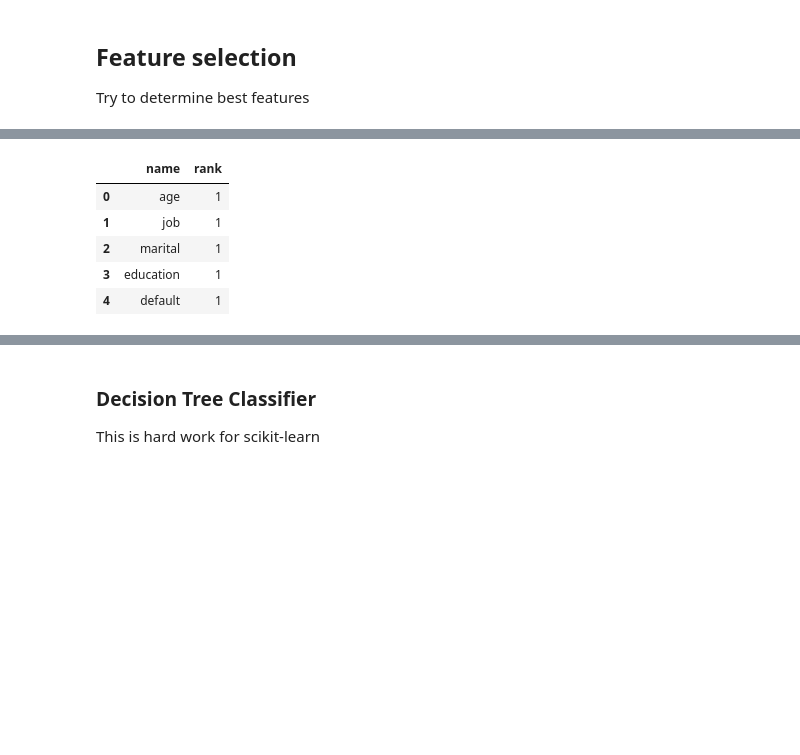
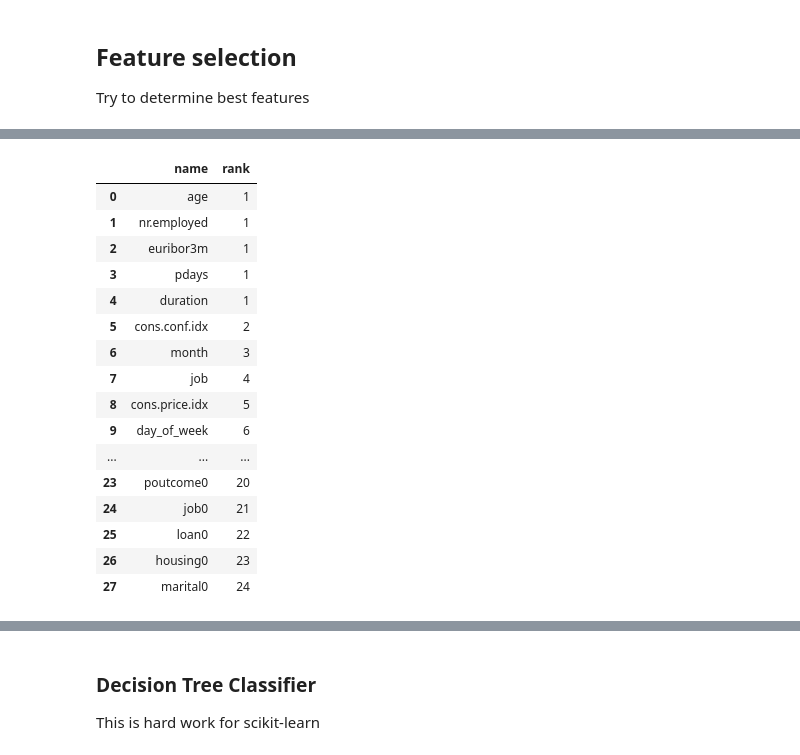
Before and after one commit to eepgwde/pyeg0, a Jupyter notebook: fca/fca2.ipynb, the cells around one changed output, grey strips where cells are left out. Saved outputs shown, nothing was run; the diff lists cells and outputs as text; code cells hidden in the pictures; blank space fills up the shorter version.

```diff
--- a/fca/fca2.ipynb
+++ b/fca/fca2.ipynb
@@ -163,5 +167,5 @@ pcols = pcols + ['job0', 'marital0', 'education0', 'default0', 'housing0', 'loan
 # %%
-pcols = pcols + ['euribor3m', 'nr.employed', 'cons.price.idx', 'emp.var.rate']
+pcols = pcols + ['euribor3m', 'cons.price.idx' ]
 pcols
 # %% [output]
 ['month',
@@ -192,6 +192,3 @@ Index(['age', 'job', 'marital', 'education', 'default', 'housing', 'loan',
       dtype='object')
 # %% [markdown]
 ### Case 4: Just 5 features
-# %%
-X = X[['age', 'job', 'marital', 'education', 'default']]
-X.columns
@@ -199,0 +195,7 @@ Index(['age', 'job', 'marital', 'education', 'default'], dtype='object')
+# %%
+p1 = ['age', 'job', 'marital', 'education', 'default']
+p1 = ['age', 'nr.employed', 'poutcome0', 'pdays', 'duration']
+p1 = ['age', 'nr.employed', 'poutcome0', 'pdays', 'default']
+X = X[p1]
+
+X.columns
@@ -207,9 +211,10 @@ elif sample0 == 2:
     X_train, X_test, y_train, y_test = ( X, None, y, None )
 # %%
 ## Add some SMOTE
-sm = SMOTE(random_state=42)
-X_train, y_train = sm.fit_resample(X_train, y_train)
-X_train = pd.DataFrame(data=X_train, columns=Xcols)
+if False:
+    sm = SMOTE(random_state=42)
+    X_train, y_train = sm.fit_resample(X_train, y_train)
+    X_train = pd.DataFrame(data=X_train, columns=Xcols)
 # %%
 X_train.shape
 y_train.shape
@@ -355,14 +357,26 @@ f0s
 # %%
 # And in order
 rnk0 = pd.DataFrame(data={'name': list(X_train.columns), 'rank': rfe.ranking_})
-rnk0.sort_values(['rank'])
+rnk0 = rnk0.sort_values(['rank'])
+rnk0.reset_index(drop=True)
 # %% [output]
 |  | name | rank |
 | 0 | age | 1 |
-| 1 | job | 1 |
-| 2 | marital | 1 |
-| 3 | education | 1 |
-| 4 | default | 1 |
+| 1 | nr.employed | 1 |
+| 2 | euribor3m | 1 |
+| 3 | pdays | 1 |
+| 4 | duration | 1 |
+| 5 | cons.conf.idx | 2 |
+| 6 | month | 3 |
+| 7 | job | 4 |
+| 8 | cons.price.idx | 5 |
+| 9 | day_of_week | 6 |
+| ... | ... | ... |
+| 23 | poutcome0 | 20 |
+| 24 | job0 | 21 |
+| 25 | loan0 | 22 |
+| 26 | housing0 | 23 |
+| 27 | marital0 | 24 |
 # %%
 # Get the top five and plug them into the selection case 4.
 
```
Also changed, not shown: parts of 18 cells of this notebook, 3 other files.
